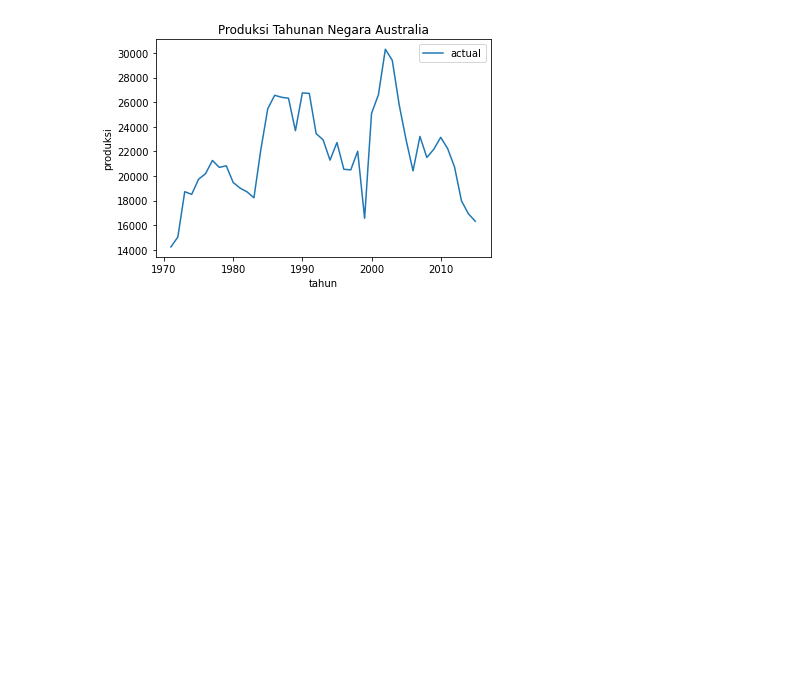
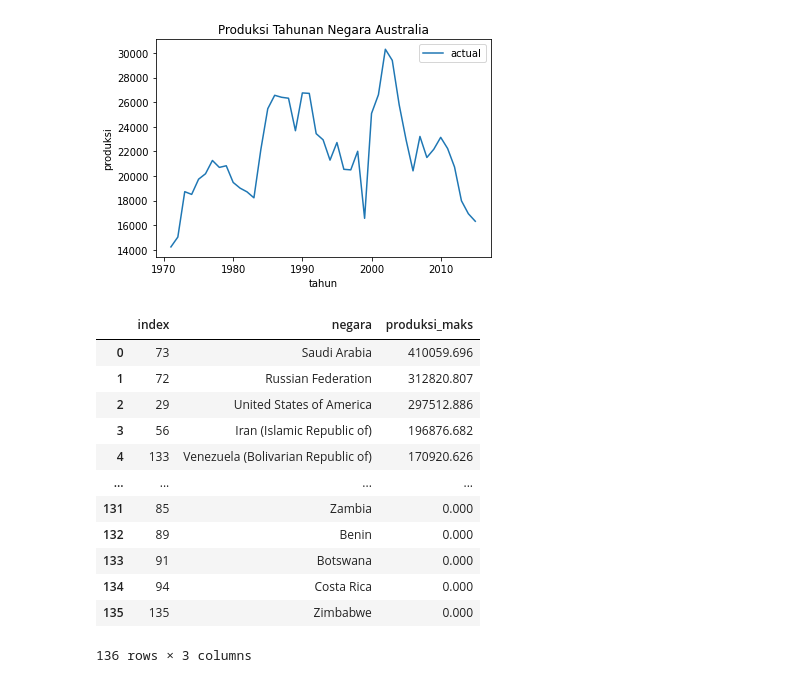
Before and after one commit to pierecnlnd/TutorProkomTM2020ITB, a Jupyter notebook: code_testing.ipynb, the cells around one changed output. Saved outputs shown, nothing was run; the diff lists cells and outputs as text; code cells hidden in the pictures; blank space fills up the shorter version.

```diff
--- a/code_testing.ipynb
+++ b/code_testing.ipynb
@@ -32,3 +32,42 @@ plt
 # %% [output]
 <module 'matplotlib.pyplot' from 'c:\\users\\piere\\appdata\\local\\programs\\python\\python38\\lib\\site-packages\\matplotlib\\pyplot.py'>
 [figure]
+# %%
+T = 2000
+B = 5 #banyak negara
+
+df = df[df['tahun']==T]
+kode_negara = df[df['tahun']==T]['kode_negara'].tolist()
+# produksi = df[df['tahun']==T]['produksi'].tolist()
+
+produksi_maks = []
+negara_pertahun = []
+
+kode_negara = list(dict.fromkeys(kode_negara))
+for kode in kode_negara:
+    try:
+        produksi = df[df['kode_negara']==kode]['produksi'].tolist()
+        negara = dfJ[dfJ['alpha-3']==kode]['name'].tolist()[0]
+        produksi_maks.append(max(produksi))
+        negara_pertahun.append(negara)
+    except:
+        continue
+
+dic = {'negara':negara_pertahun,'produksi_maks':produksi_maks}
+df__ = pd.DataFrame(dic)
+df__ = df__.sort_values('produksi_maks',ascending=False).reset_index()
+df__
+# %% [output]
+|  | index | negara | produksi_maks |
+| 0 | 73 | Saudi Arabia | 410059.696 |
+| 1 | 72 | Russian Federation | 312820.807 |
+| 2 | 29 | United States of America | 297512.886 |
+| 3 | 56 | Iran (Islamic Republic of) | 196876.682 |
+| 4 | 133 | Venezuela (Bolivarian Republic of) | 170920.626 |
+| ... | ... | ... | ... |
+| 131 | 85 | Zambia | 0.000 |
+| 132 | 89 | Benin | 0.000 |
+| 133 | 91 | Botswana | 0.000 |
+| 134 | 94 | Costa Rica | 0.000 |
+| 135 | 135 | Zimbabwe | 0.000 |
+136 rows × 3 columns
```
Also changed, not shown: parts of 1 cell of this notebook, 1 other file.
